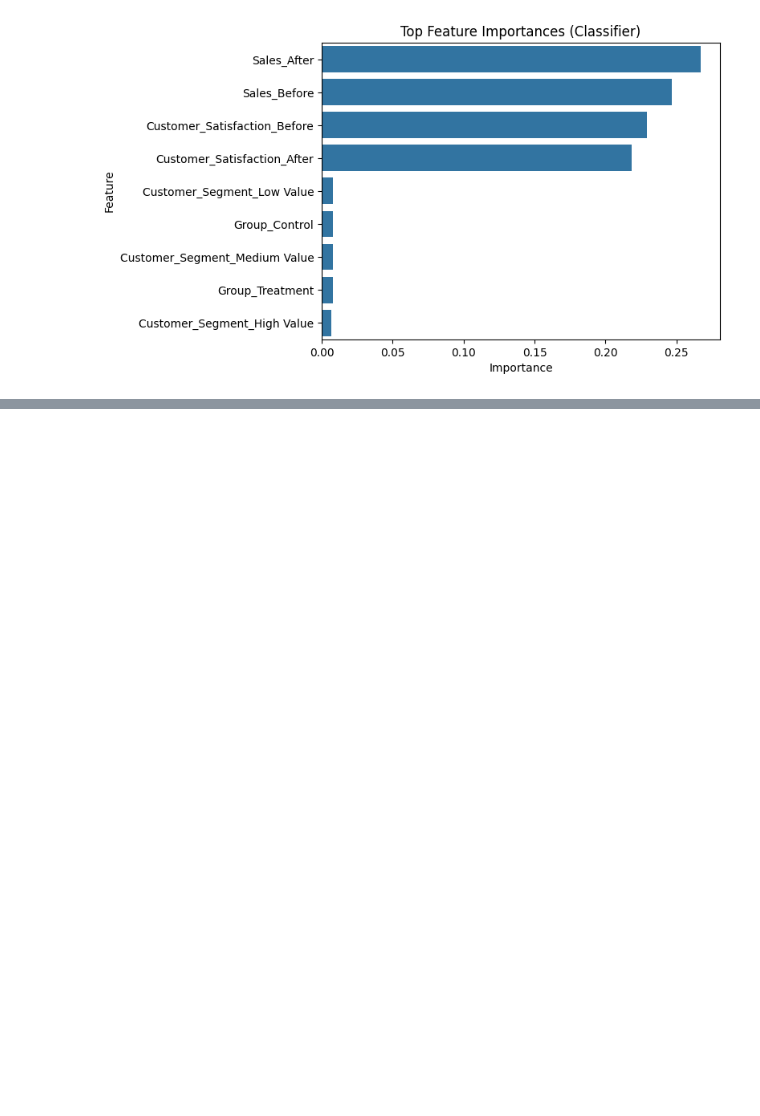
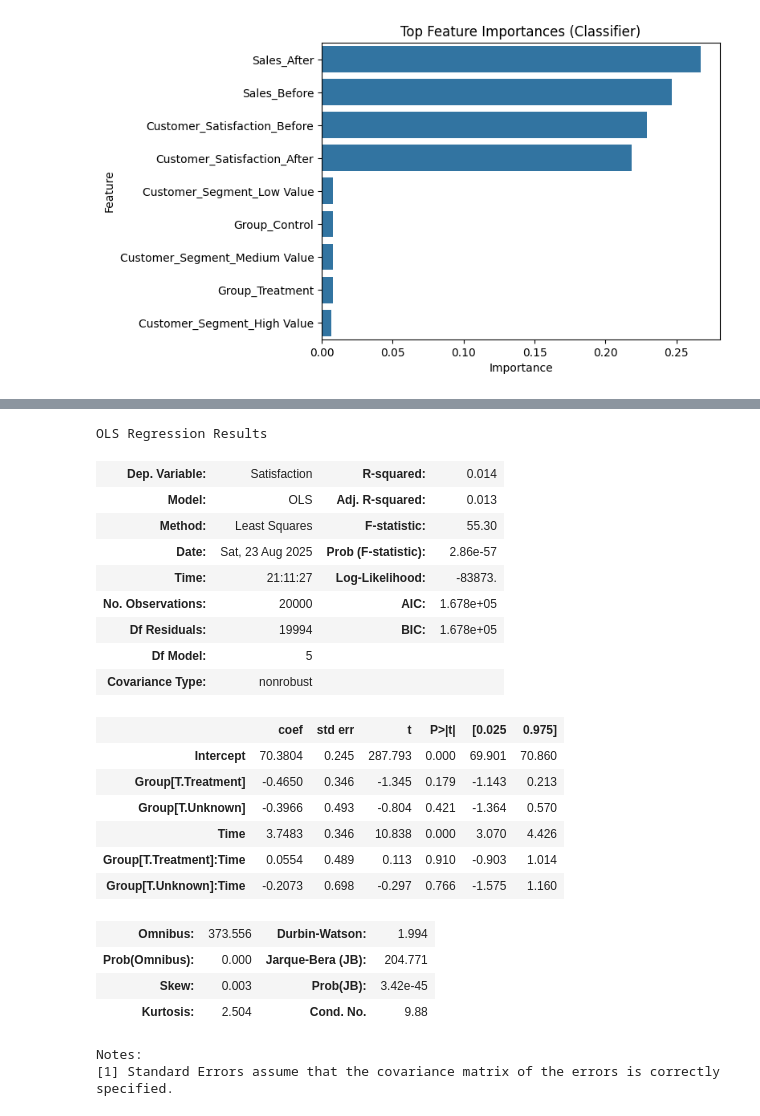
Before and after one commit to liaohan618/Sales-Satisfaction-Kaggle, a Jupyter notebook: SNS_Missing.ipynb, the cells around one changed output, grey strips where cells are left out. Saved outputs shown, nothing was run; the diff lists cells and outputs as text; code cells hidden in the pictures; blank space fills up the shorter version.

```diff
--- a/SNS_Missing.ipynb
+++ b/SNS_Missing.ipynb
@@ -909,0 +1083,41 @@ weighted avg       0.52      0.52      0.52      1839
+# %%
+## Satisfaction
+# reshape into long format for DiD
+df_long_sat = pd.melt(df,
+                        id_vars = ["Group", 'Customer_Segment'],
+                        value_vars = ["Customer_Satisfaction_Before", "Customer_Satisfaction_After"],
+                        var_name = "Time",
+                        value_name = "Satisfaction")
+
+df_long_sat["Time"] = df_long_sat["Time"].map(
+    {"Customer_Satisfaction_Before": 0, "Customer_Satisfaction_After": 1}
+)
+
+# DiD model
+model_sat = smf.ols("Satisfaction  ~ Group * Time",
+                      data = df_long_sat).fit()
+model_sat.summary()
+# %% [output]
+OLS Regression Results
+| Dep. Variable: | Satisfaction | R-squared: | 0.014 |
+| Model: | OLS | Adj. R-squared: | 0.013 |
+| Method: | Least Squares | F-statistic: | 55.30 |
+| Date: | Sat, 23 Aug 2025 | Prob (F-statistic): | 2.86e-57 |
+| Time: | 21:11:27 | Log-Likelihood: | -83873. |
+| No. Observations: | 20000 | AIC: | 1.678e+05 |
+| Df Residuals: | 19994 | BIC: | 1.678e+05 |
+| Df Model: | 5 |  |  |
+| Covariance Type: | nonrobust |  |  |
+|  | coef | std err | t | P>|t| | [0.025 | 0.975] |
+| Intercept | 70.3804 | 0.245 | 287.793 | 0.000 | 69.901 | 70.860 |
+| Group[T.Treatment] | -0.4650 | 0.346 | -1.345 | 0.179 | -1.143 | 0.213 |
+| Group[T.Unknown] | -0.3966 | 0.493 | -0.804 | 0.421 | -1.364 | 0.570 |
+| Time | 3.7483 | 0.346 | 10.838 | 0.000 | 3.070 | 4.426 |
+| Group[T.Treatment]:Time | 0.0554 | 0.489 | 0.113 | 0.910 | -0.903 | 1.014 |
+| Group[T.Unknown]:Time | -0.2073 | 0.698 | -0.297 | 0.766 | -1.575 | 1.160 |
+| Omnibus: | 373.556 | Durbin-Watson: | 1.994 |
+| Prob(Omnibus): | 0.000 | Jarque-Bera (JB): | 204.771 |
+| Skew: | 0.003 | Prob(JB): | 3.42e-45 |
+| Kurtosis: | 2.504 | Cond. No. | 9.88 |
+Notes:
+[1] Standard Errors assume that the covariance matrix of the errors is correctly specified.
```
Also changed, not shown: parts of 26 cells of this notebook.
